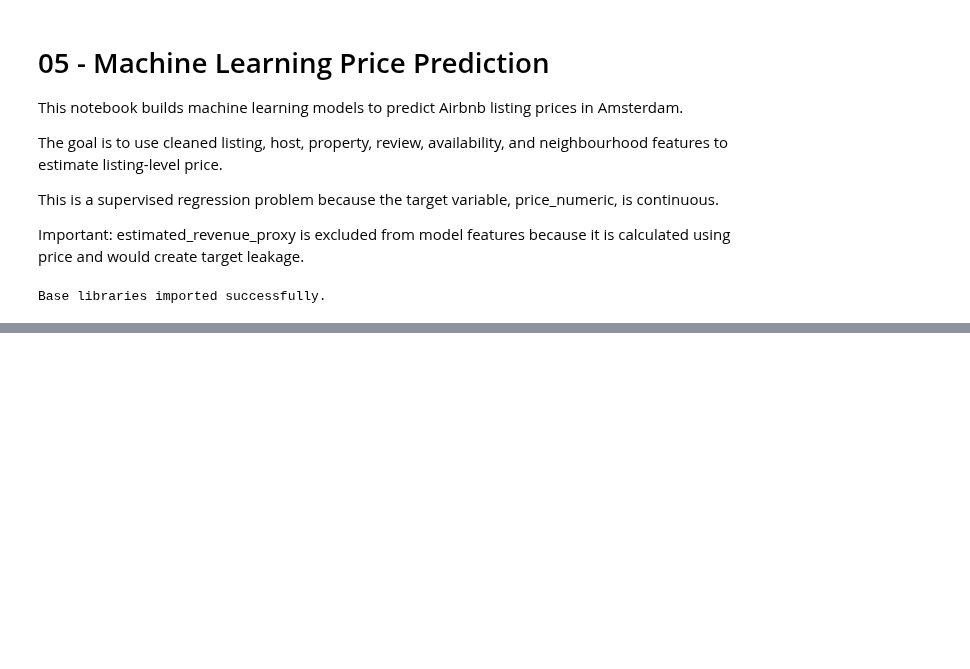
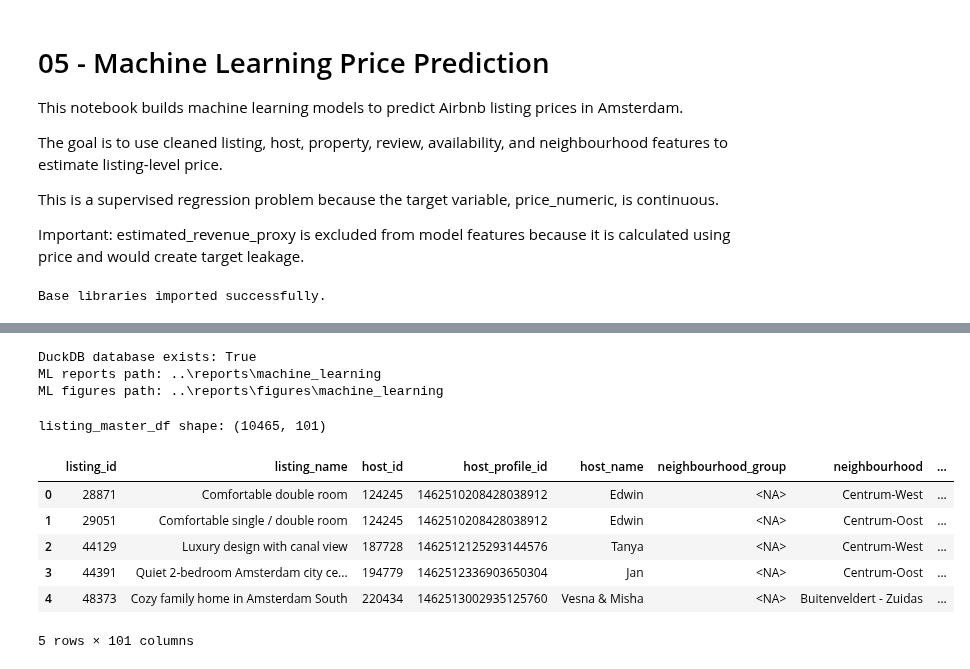
Before and after one commit to Tnadeeja/Inside-Airbnb-Market-Intelligence-Platform-Data-Engineering-Analytics-AI, a Jupyter notebook: notebooks/05_ml_price_prediction.ipynb, the cells around one changed output, grey strips where cells are left out. Drawn from its saved outputs; the diff is of its cells as text; code cells hidden in the pictures; blank space fills up the shorter version.

```diff
--- a/notebooks/05_ml_price_prediction.ipynb
+++ b/notebooks/05_ml_price_prediction.ipynb
@@ -54,0 +39,41 @@ print("Machine learning libraries imported successfully.")
+# %%
+PROJECT_ROOT = Path("..")
+
+WAREHOUSE_PATH = PROJECT_ROOT / "warehouse"
+DUCKDB_DATABASE_PATH = WAREHOUSE_PATH / "airbnb_market.duckdb"
+
+ML_REPORTS_PATH = PROJECT_ROOT / "reports" / "machine_learning"
+ML_REPORTS_PATH.mkdir(parents=True, exist_ok=True)
+
+ML_FIGURES_PATH = PROJECT_ROOT / "reports" / "figures" / "machine_learning"
+ML_FIGURES_PATH.mkdir(parents=True, exist_ok=True)
+
+print("DuckDB database exists:", DUCKDB_DATABASE_PATH.exists())
+print("ML reports path:", ML_REPORTS_PATH)
+print("ML figures path:", ML_FIGURES_PATH)
+# %% [output]
+DuckDB database exists: True
+ML reports path: ..\reports\machine_learning
+ML figures path: ..\reports\figures\machine_learning
+# %%
+conn = duckdb.connect(
+    database=str(DUCKDB_DATABASE_PATH),
+    read_only=True
+)
+
+listing_master_df = conn.execute("""
+SELECT *
+FROM listing_master_final
+""").fetchdf()
+
+print("listing_master_df shape:", listing_master_df.shape)
+listing_master_df.head()
+# %% [output]
+listing_master_df shape: (10465, 101)
+|  | listing_id | listing_name | host_id | host_profile_id | host_name | neighbourhood_group | neighbourhood | ... |
+| 0 | 28871 | Comfortable double room | 124245 | 1462510208428038912 | Edwin | <NA> | Centrum-West | ... |
+| 1 | 29051 | Comfortable single / double room | 124245 | 1462510208428038912 | Edwin | <NA> | Centrum-Oost | ... |
+| 2 | 44129 | Luxury design with canal view | 187728 | 1462512125293144576 | Tanya | <NA> | Centrum-West | ... |
+| 3 | 44391 | Quiet 2-bedroom Amsterdam city ce... | 194779 | 1462512336903650304 | Jan | <NA> | Centrum-Oost | ... |
+| 4 | 48373 | Cozy family home in Amsterdam South | 220434 | 1462513002935125760 | Vesna & Misha | <NA> | Buitenveldert - Zuidas | ... |
+5 rows × 101 columns
```
Also changed, not shown: parts of 14 cells of this notebook, 2 other files.
